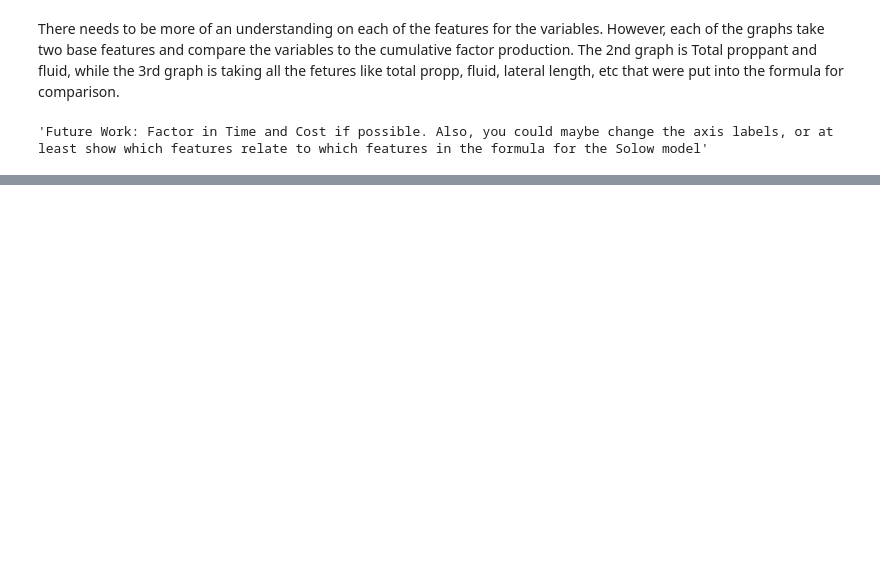
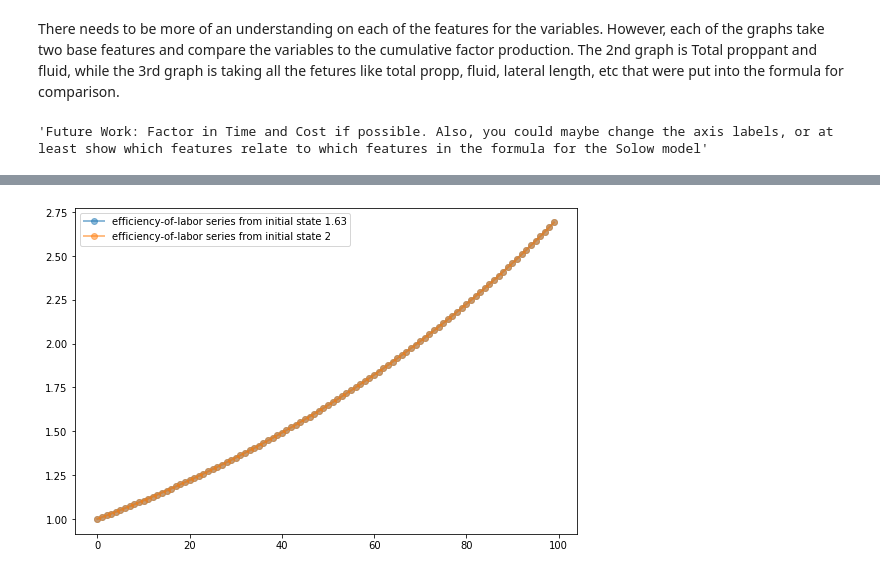
Before and after one commit to FRI-Energy-Analytics/2020_summer_fellows, a Jupyter notebook: Feature Selection - Novel Viz/Model_Testing/Solow.ipynb, the cells around one changed output, grey strips where cells are left out. Cells and saved outputs as stored; diff of their text form; code cells hidden in the pictures; blank space fills up the shorter version.

```diff
--- a/Feature Selection - Novel Viz/Model_Testing/Solow.ipynb
+++ b/Feature Selection - Novel Viz/Model_Testing/Solow.ipynb
@@ -179,0 +231,13 @@ There needs to be more of an understanding on each of the features for the varia
+# %%
+fig, ax = plt.subplots(figsize=(9, 6))
+
+# Plot time series for each economy
+for s in s_base, s_alt:
+    lb = f'efficiency-of-labor series from initial state {s.initdata["κ"]}'
+    ax.plot(s.generate_sequence(T, var='E'), 'o-', lw=2, alpha=0.5, label=lb)
+
+
+ax.legend()
+plt.show()
+# %% [output]
+[figure, added]
```
Also changed, not shown: parts of 10 cells of this notebook.
